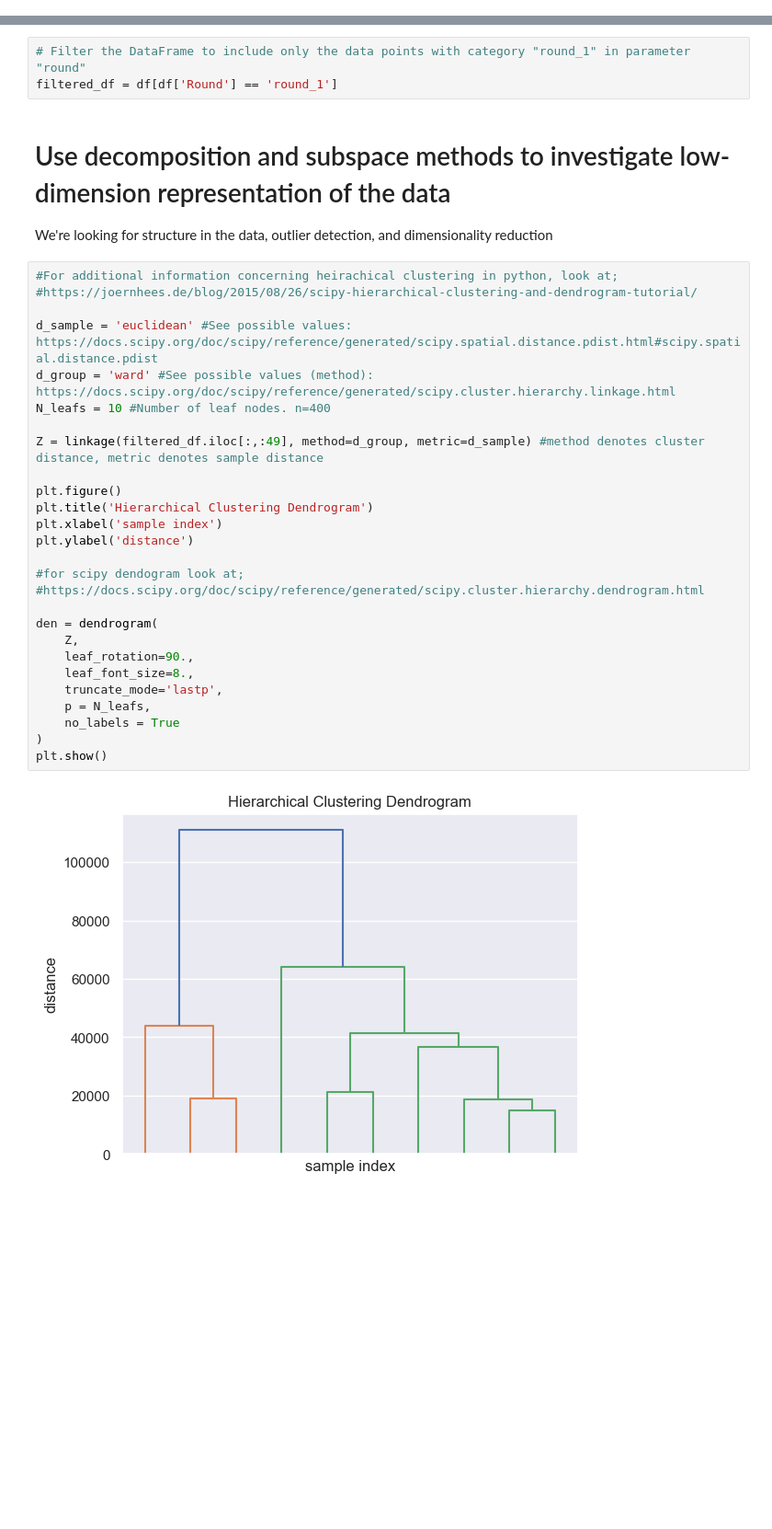
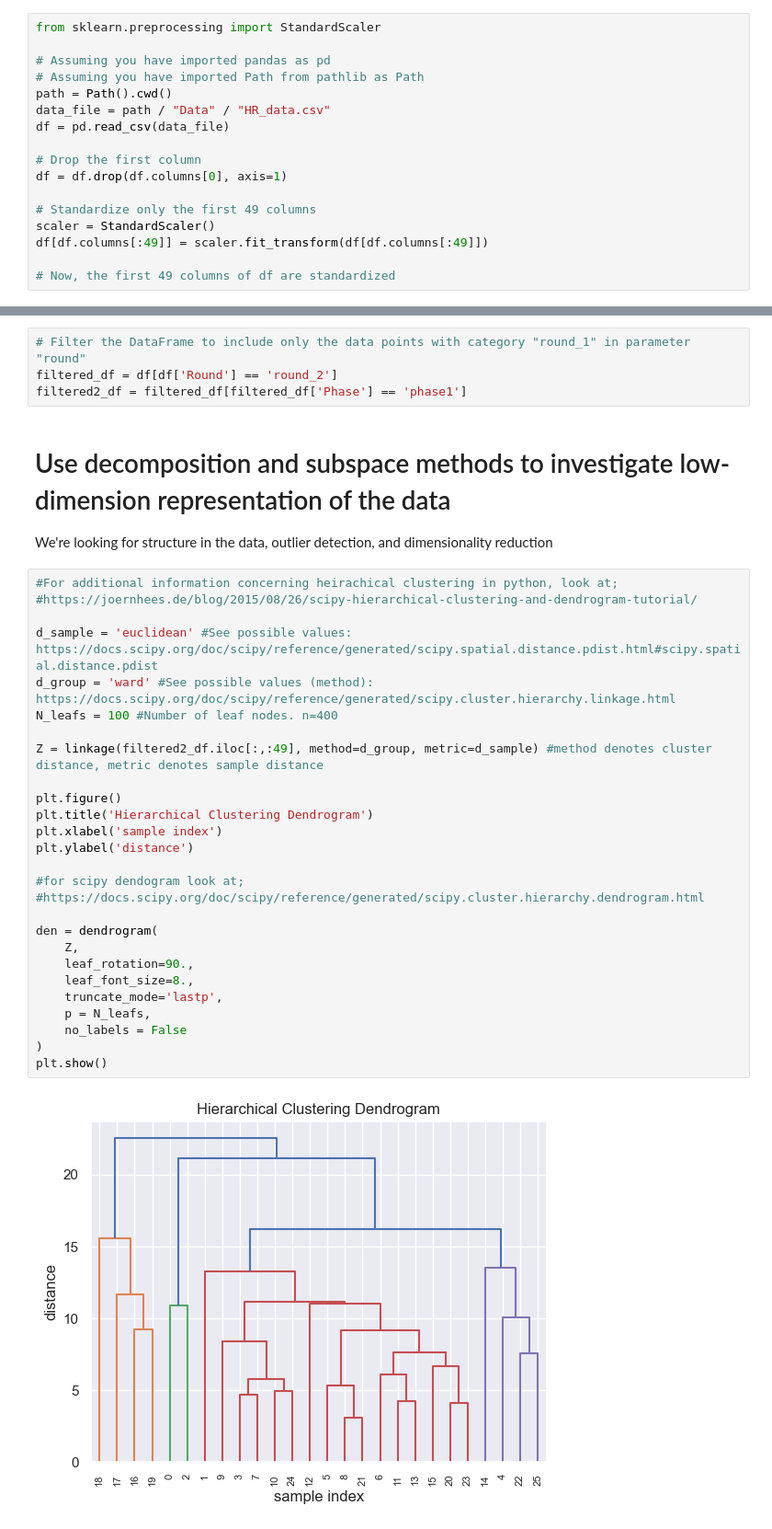
Before and after one commit to lukyrasocha/emo-stress, a Jupyter notebook: case2_Katja.ipynb, the cells around one changed output, grey strips where cells are left out. Shown at 92% size. Saved outputs shown, nothing was run; the diff lists cells and outputs as text; blank space fills up the shorter version.

```diff
--- a/case2_Katja.ipynb
+++ b/case2_Katja.ipynb
@@ -45,3 +41,20 @@ print(n,p)
+# %%
+from sklearn.preprocessing import StandardScaler
+
+# Assuming you have imported pandas as pd
+# Assuming you have imported Path from pathlib as Path
+path = Path().cwd()
+data_file = path / "Data" / "HR_data.csv"
+df = pd.read_csv(data_file)
+
+# Drop the first column
+df = df.drop(df.columns[0], axis=1)
+
+# Standardize only the first 49 columns
+scaler = StandardScaler()
+df[df.columns[:49]] = scaler.fit_transform(df[df.columns[:49]])
+
+# Now, the first 49 columns of df are standardized
 # %%
 # Check for missing variables
 missing_values = df.isna().sum()
@@ -77,6 +182,7 @@ df.iloc[:,:48]
 # %%
 # Filter the DataFrame to include only the data points with category "round_1" in parameter "round"
-filtered_df = df[df['Round'] == 'round_1']
+filtered_df = df[df['Round'] == 'round_2']
+filtered2_df = filtered_df[filtered_df['Phase'] == 'phase1']
 # %% [markdown]
 # Use decomposition and subspace methods to investigate low-dimension representation of the data
 
@@ -84,31 +190,31 @@ We're looking for structure in the data, outlier detection, and dimensionality r
 # %%
 #For additional information concerning heirachical clustering in python, look at;
 #https://joernhees.de/blog/2015/08/26/scipy-hierarchical-clustering-and-dendrogram-tutorial/
 
 d_sample = 'euclidean' #See possible values: https://docs.scipy.org/doc/scipy/reference/generated/scipy.spatial.distance.pdist.html#scipy.spatial.distance.pdist
 d_group = 'ward' #See possible values (method): https://docs.scipy.org/doc/scipy/reference/generated/scipy.cluster.hierarchy.linkage.html
-N_leafs = 10 #Number of leaf nodes. n=400
+N_leafs = 100 #Number of leaf nodes. n=400
 
-Z = linkage(filtered_df.iloc[:,:49], method=d_group, metric=d_sample) #method denotes cluster distance, metric denotes sample distance
+Z = linkage(filtered2_df.iloc[:,:49], method=d_group, metric=d_sample) #method denotes cluster distance, metric denotes sample distance
 
 plt.figure()
 plt.title('Hierarchical Clustering Dendrogram')
 plt.xlabel('sample index')
 plt.ylabel('distance')
 
 #for scipy dendogram look at;
 #https://docs.scipy.org/doc/scipy/reference/generated/scipy.cluster.hierarchy.dendrogram.html
 
 den = dendrogram(
     Z,
     leaf_rotation=90.,
     leaf_font_size=8.,
     truncate_mode='lastp',
     p = N_leafs,
-    no_labels = True
+    no_labels = False
 )
 plt.show()
 # %% [output]
-[figure, old version]
+[figure, new version]
 # %%
 #look at the individual clusters
```
Also changed, not shown: parts of 9 cells of this notebook.
